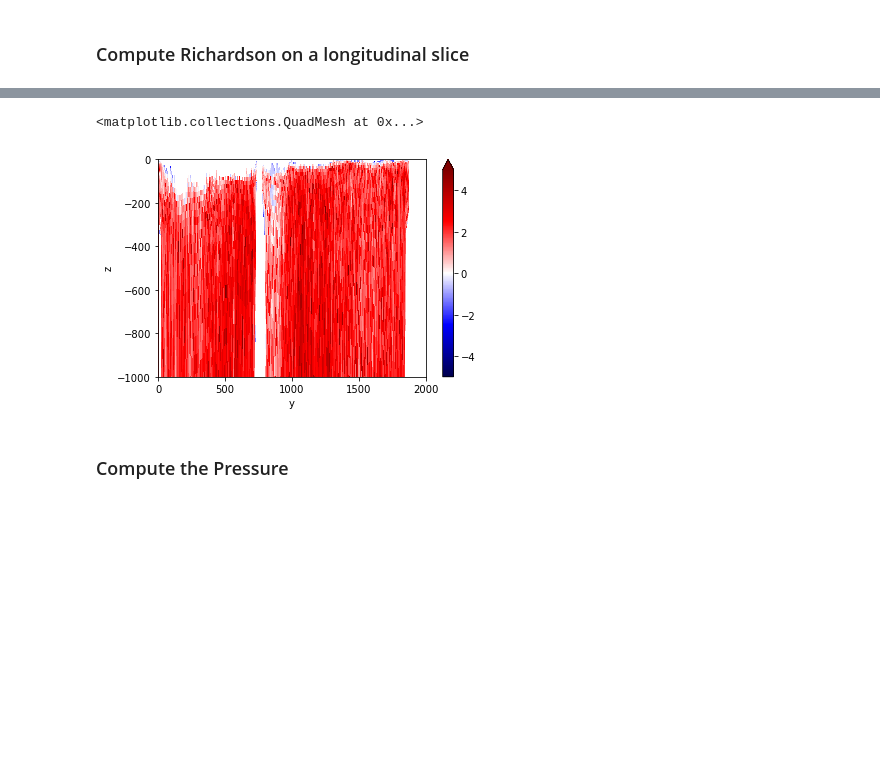
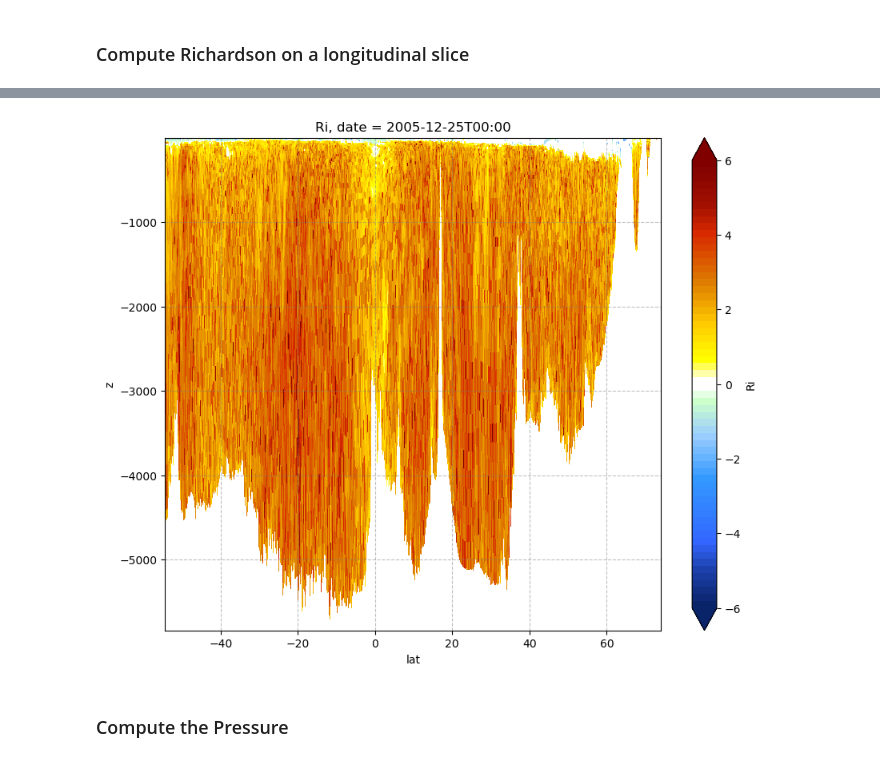
Before and after one commit to alcoat/croco_pytools, a Jupyter notebook: xcroco/tuto_xcroco.ipynb, the cells around one changed output, grey strips where cells are left out. Cells and saved outputs as stored; diff of their text form; code cells hidden in the pictures; blank space fills up the shorter version.

```diff
--- a/xcroco/tuto_xcroco.ipynb
+++ b/xcroco/tuto_xcroco.ipynb
@@ -119,21 +154,12 @@ seldate = '2012-07-16'
 which contains all the substitutions of the variables names depending on the model:
 - croco_xios
 # %%
-croco = Model("croco_xios")
+croco = Model(model)
 # %% [markdown]
 ### Open all the data files and the grid file and return a dataset. Create the xgcm grid.
 # %%
 %%time
-drop_variables = ['time', 'nav_lon_w', 'nav_lat_w',
-                  'sustr', 'svstr','bvf',
-                  'hc','h','Vtransform','sc_r','sc_w',
-                  'Cs_r','Cs_w','angle','mask_rho',
-                  'pm','pn','Tcline','theta_s','theta_b',
-                  'lon_rho','lat_rho','lon_u','lat_u','lon_v','lat_v',
-                  'nav_lon_rho','nav_lat_rho','nav_lon_u','nav_lat_u','nav_lon_v','nav_lat_v',
-                  'time_instant','time_instant_bounds',
-                  'time_counter_bounds',
-                 ]
+drop_variables = []
 ds, grid = gop.open_files(croco, gridname, filenames, grid_metrics=1,
                           drop_variables=drop_variables, suffix=suffix,
                           chunks={'t':1},
@@ -266,12 +289,12 @@ Wall time: 7.54 s
 # %%
 %%time
 # longitudinal slices of rho,u,v
-rslice = gop.slices(croco, ds1.rho, z, ds=ds1, longitude=longitude).compute()
-uslice = gop.slices(croco, ds1.xcur, z_u, ds=ds1, longitude=longitude).compute()
-vslice = gop.slices(croco, ds1.ycur, z_v, ds=ds1, longitude=longitude).compute()
+rslice = gop.slices(croco, ds1.rho, z, ds=ds1, longitude=longitude)
+uslice = gop.slices(croco, ds1.xcur, z_u, ds=ds1, longitude=longitude)
+vslice = gop.slices(croco, ds1.ycur, z_v, ds=ds1, longitude=longitude)
 # compute the Richardson number
 Ri = dg.richardson(croco, ds=ds1, u=uslice, v=vslice, rho=rslice, z=rslice.z)
 # plot the Richardson number
-coords = gop.get_spatial_coords(Ri)
-Ri.plot(x=coords['lat'], y=coords['z'], ylim=[-1000,0], vmin=-5, vmax=5, cmap="seismic")
+kwargs = {'vmin': -6., 'vmax': 6., 'extend':'both'}
+cplt.plotfig(Ri, **kwargs)
 # %% [output]
@@ -281,5 +303,4 @@ Wall time: 23.5 s
-<matplotlib.collections.QuadMesh at 0x...>
-[figure, old version]
+[figure, new version]
 # %% [markdown]
 ### Compute the Pressure
 # %%
```
Also changed, not shown: parts of 19 cells of this notebook, 2 other files.
